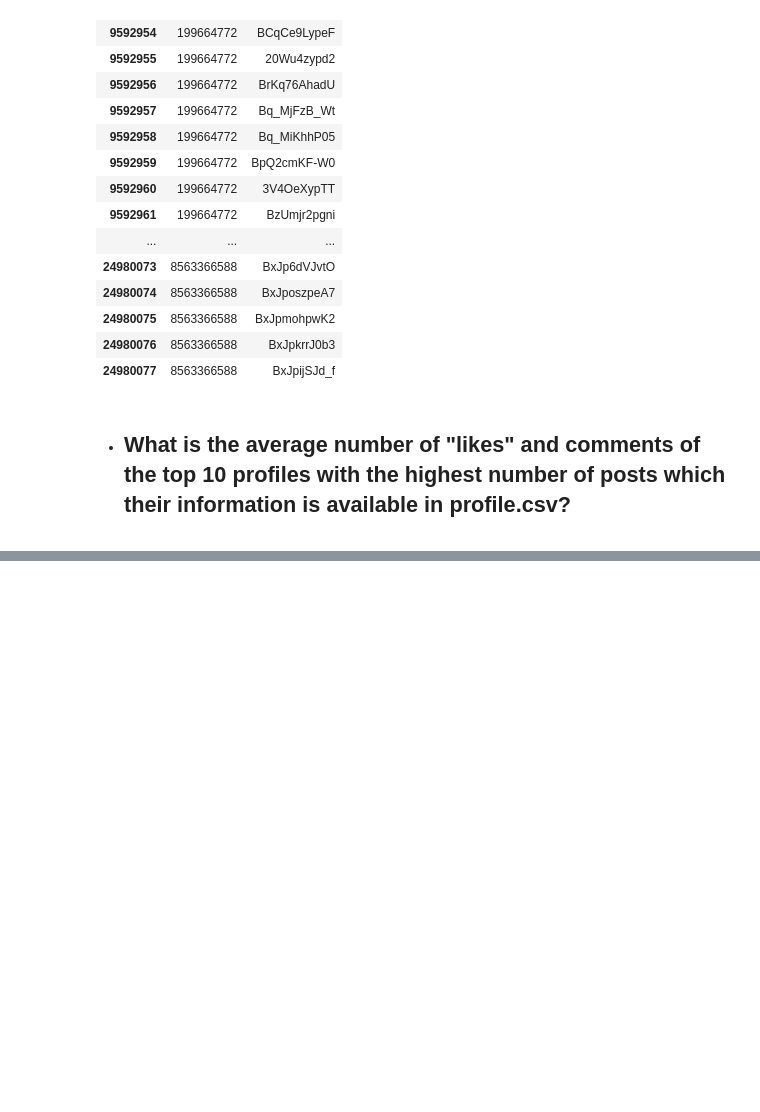
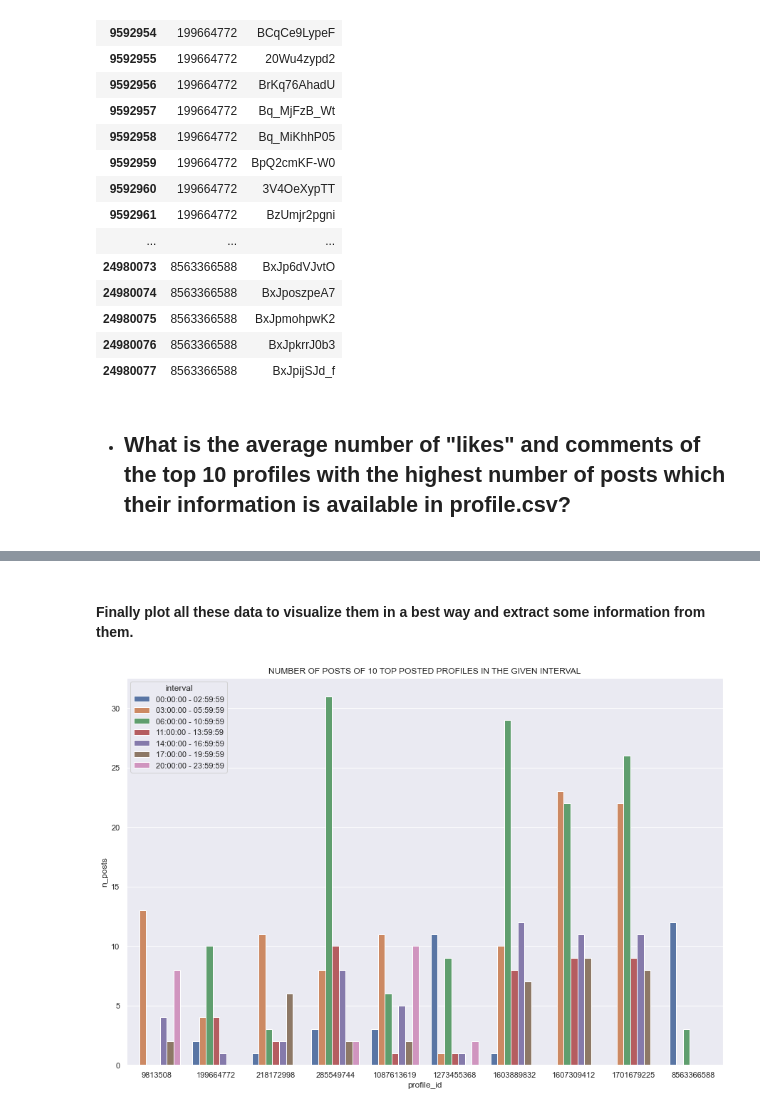
Before and after one commit to jonasbarth/adm-2022-hw-2, a Jupyter notebook: RQ4.ipynb, the cells around one changed output, grey strips where cells are left out. Cells and saved outputs as stored; diff of their text form; code cells hidden in the pictures; blank space fills up the shorter version.

```diff
--- a/RQ4.ipynb
+++ b/RQ4.ipynb
@@ -248,0 +270,3 @@ intervals = [("06:00:00", "10:59:59"), ("11:00:00", "13:59:59"), ("14:00:00", "1
+# %%
+total_post_of_ten = post_of_n_posted_prof(10)
+total_post_of_ten
@@ -248,0 +291,6 @@ intervals = [("06:00:00", "10:59:59"), ("11:00:00", "13:59:59"), ("14:00:00", "1
+# %%
+final_data = pd.merge(right = time_data, left = total_post_of_ten, on="post_id")
+final_data = final_data.drop('profile_id_y', axis=1)
+# %%
+final_data = final_data.rename(columns={'profile_id_x':'profile_id'})
+final_data
@@ -248,0 +317,16 @@ intervals = [("06:00:00", "10:59:59"), ("11:00:00", "13:59:59"), ("14:00:00", "1
+# %%
+all_interval_posts = pd.DataFrame()   #an empty DataFrame
+
+for id_prof in pd.unique(final_data['profile_id']):
+    #searching for each profile considering them as uniques(check all rows of the same profile for all profiles)
+    for start, end in intervals:
+        n_posts = len(find_posts_between(final_data[final_data['profile_id'] == id_prof], start, end))
+        #number of posts for that given profile in that interval
+        column_names = ['profile_id', 'n_posts', 'interval'] #labels
+        data = [[id_prof, n_posts, f"{start} - {end}"]] #values of data extracted
+        interval_posts = pd.DataFrame(data = data, columns = column_names)
+        # each "smaller" dataset(I mean for each interval)
+        all_interval_posts = pd.concat([interval_posts, all_interval_posts])
+
+all_interval_posts = all_interval_posts.sort_values(by="interval")
+all_interval_posts #final DataFrame with intervals in order
@@ -248,0 +347,10 @@ intervals = [("06:00:00", "10:59:59"), ("11:00:00", "13:59:59"), ("14:00:00", "1
+# %% [markdown]
+#### Finally plot all these data to visualize them in a best way  and extract some information from them.
+# %%
+sns.set(style="darkgrid")
+plt.figure(figsize=(15,10))
+ax = sns.barplot(x="profile_id", y="n_posts", hue="interval", data = all_interval_posts, ci=None)
+ax.set_title("NUMBER OF POSTS OF 10 TOP POSTED PROFILES IN THE GIVEN INTERVAL")
+plt.show()
+# %% [output]
+[figure, added]
```
Also changed, not shown: parts of 43 cells of this notebook.
